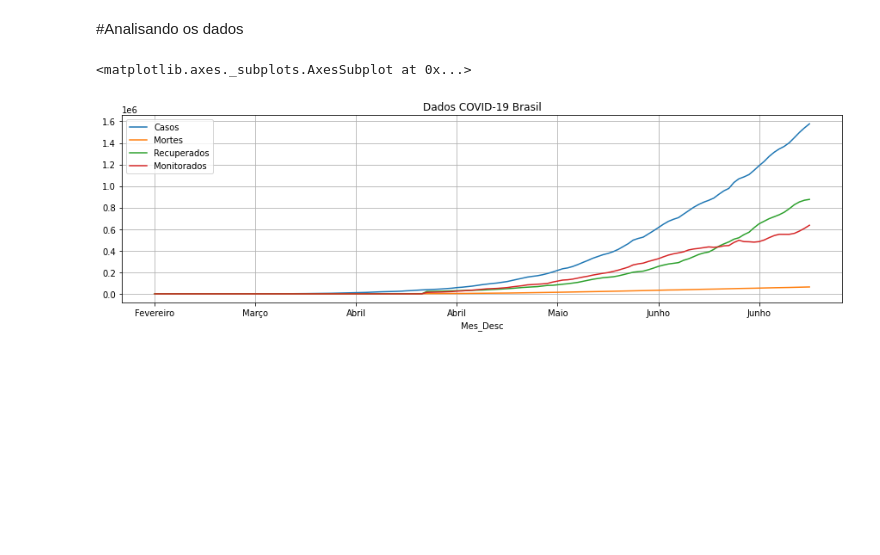
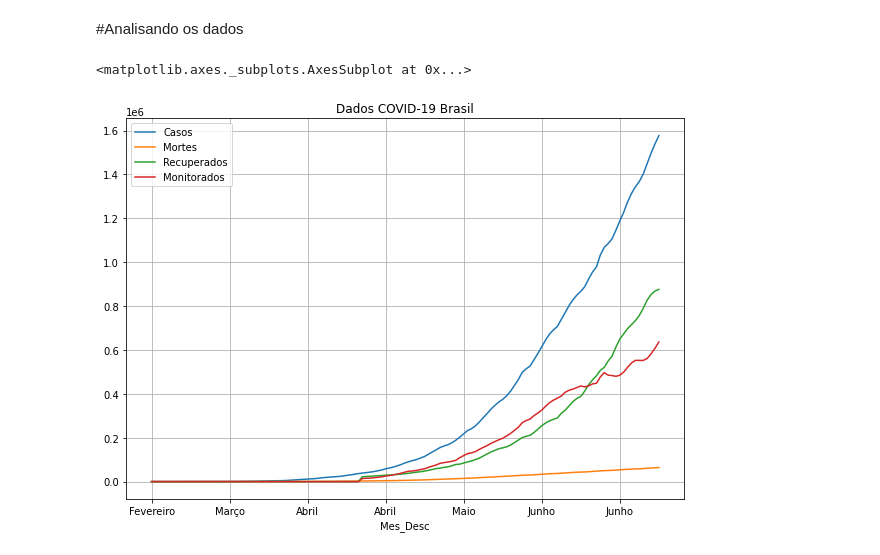
Before and after one commit to jonnes-nascimento/iniciacao_cientifica, a Jupyter notebook: IC_USJT_2020_COVID_19_Dados_Gerais.ipynb, the cells around one changed output. Drawn from its saved outputs; the diff is of its cells as text; code cells hidden in the pictures; blank space fills up the shorter version.

```diff
--- a/IC_USJT_2020_COVID_19_Dados_Gerais.ipynb
+++ b/IC_USJT_2020_COVID_19_Dados_Gerais.ipynb
@@ -70,12 +70,12 @@ df.tail()
 # %%
 ax = plt.gca()
 
 df[['Mes_Desc', 'Casos', 'Mortes', 'Recuperados', 'Monitorados']].plot(
-    figsize=(15,4),
+    figsize=(10,7),
     kind='line',
     x='Mes_Desc',
     title='Dados COVID-19 Brasil',
     grid=True, ax=ax)
 # %% [output]
 <matplotlib.axes._subplots.AxesSubplot at 0x...>
-[figure, old version]
+[figure, new version]
```
